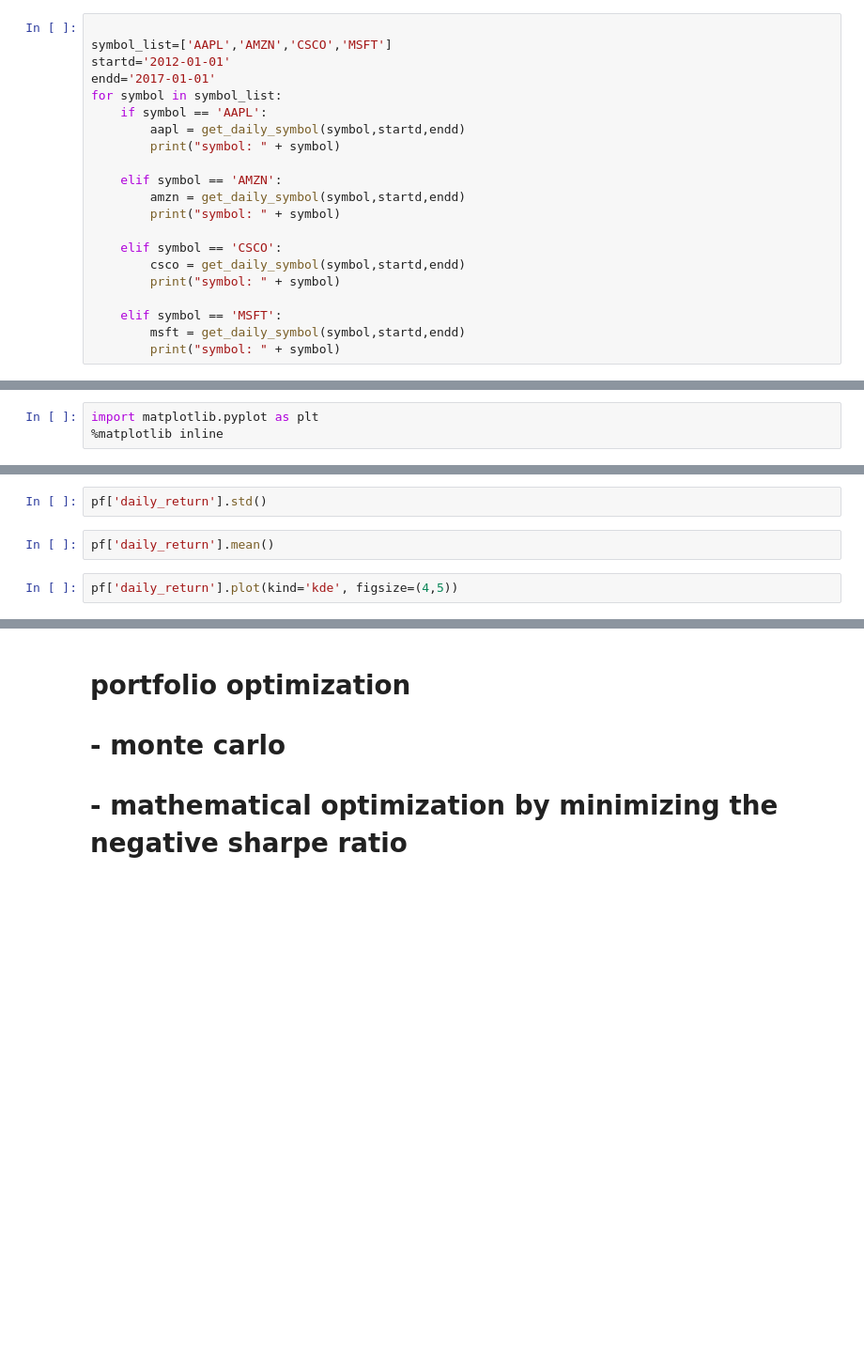
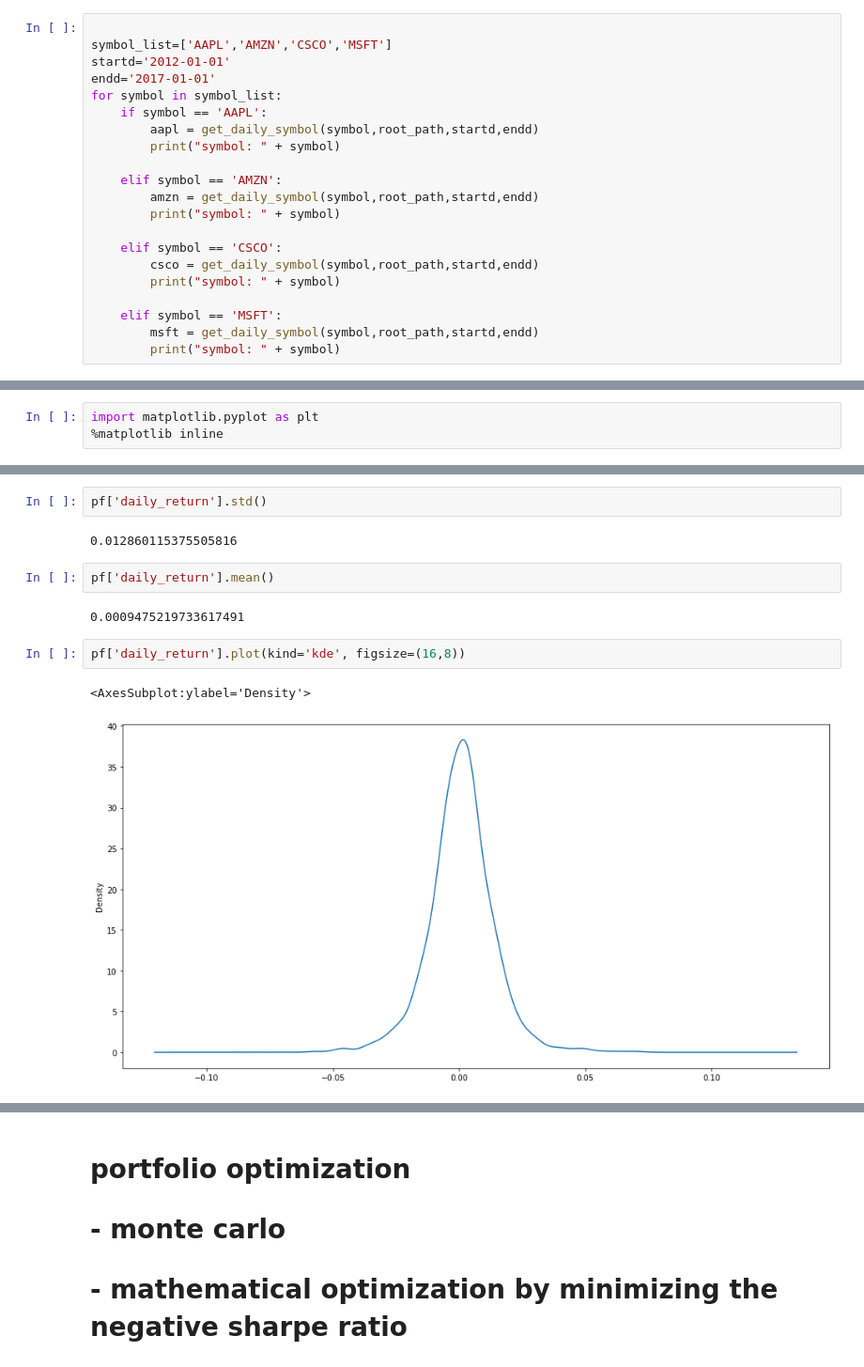
Before and after one commit to sven227/alphapp, a Jupyter notebook: stocks_basic_pf_sven.ipynb, the cells around one changed output, grey strips where cells are left out. Shown at 94% size. Saved outputs shown, nothing was run; the diff lists cells and outputs as text; blank space fills up the shorter version.

```diff
--- a/stocks_basic_pf_sven.ipynb
+++ b/stocks_basic_pf_sven.ipynb
@@ -958,18 +948,18 @@ startd='2012-01-01'
 endd='2017-01-01'
 for symbol in symbol_list:
     if symbol == 'AAPL':
-        aapl = get_daily_symbol(symbol,startd,endd)
+        aapl = get_daily_symbol(symbol,root_path,startd,endd)
         print("symbol: " + symbol)
 
     elif symbol == 'AMZN':
-        amzn = get_daily_symbol(symbol,startd,endd)
+        amzn = get_daily_symbol(symbol,root_path,startd,endd)
         print("symbol: " + symbol)
 
     elif symbol == 'CSCO':
-        csco = get_daily_symbol(symbol,startd,endd)
+        csco = get_daily_symbol(symbol,root_path,startd,endd)
         print("symbol: " + symbol)
 
     elif symbol == 'MSFT':
-        msft = get_daily_symbol(symbol,startd,endd)
+        msft = get_daily_symbol(symbol,root_path,startd,endd)
         print("symbol: " + symbol)
 # %% [output]
@@ -1029,9 +1098,16 @@ pf.head()
 # %%
 pf['daily_return'].std()
+# %% [output]
+0.012860115375505816
 # %%
 pf['daily_return'].mean()
+# %% [output]
+0.0009475219733617491
 # %%
-pf['daily_return'].plot(kind='kde', figsize=(4,5))
+pf['daily_return'].plot(kind='kde', figsize=(16,8))
+# %% [output]
+<AxesSubplot:ylabel='Density'>
+[figure, added]
 # %%
 cum_return = 100 * ((pf['total_pos'][-1] - pf['total_pos'][0])/pf['total_pos'][0] )
 cum_return
```
Also changed, not shown: parts of 53 cells of this notebook.
